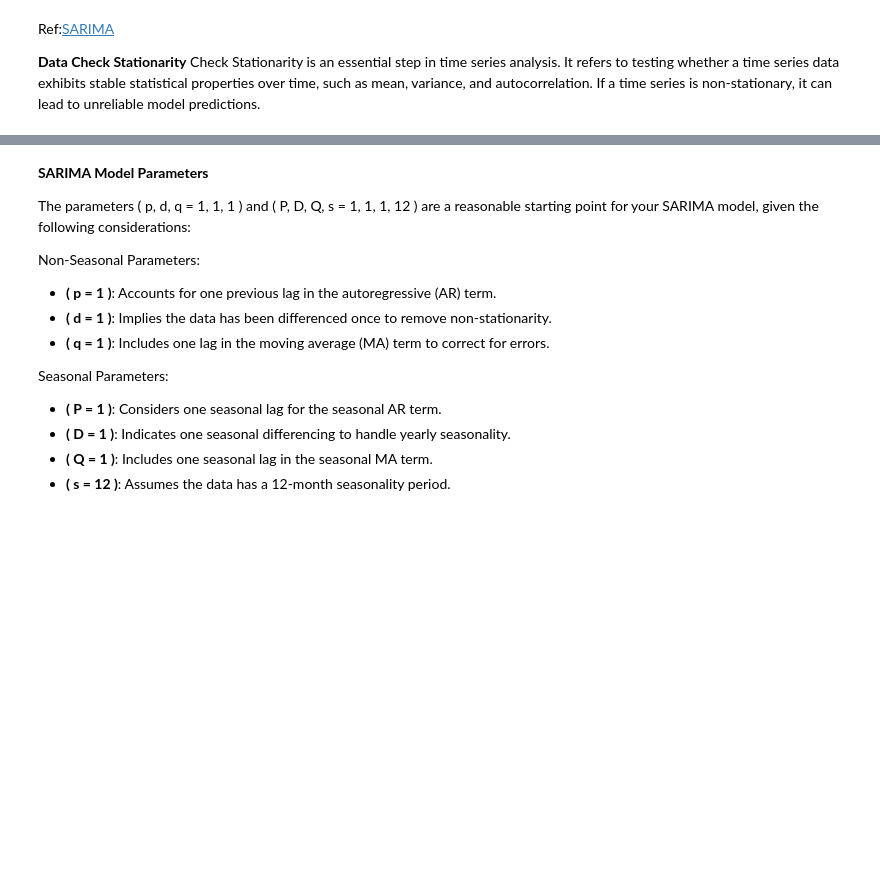
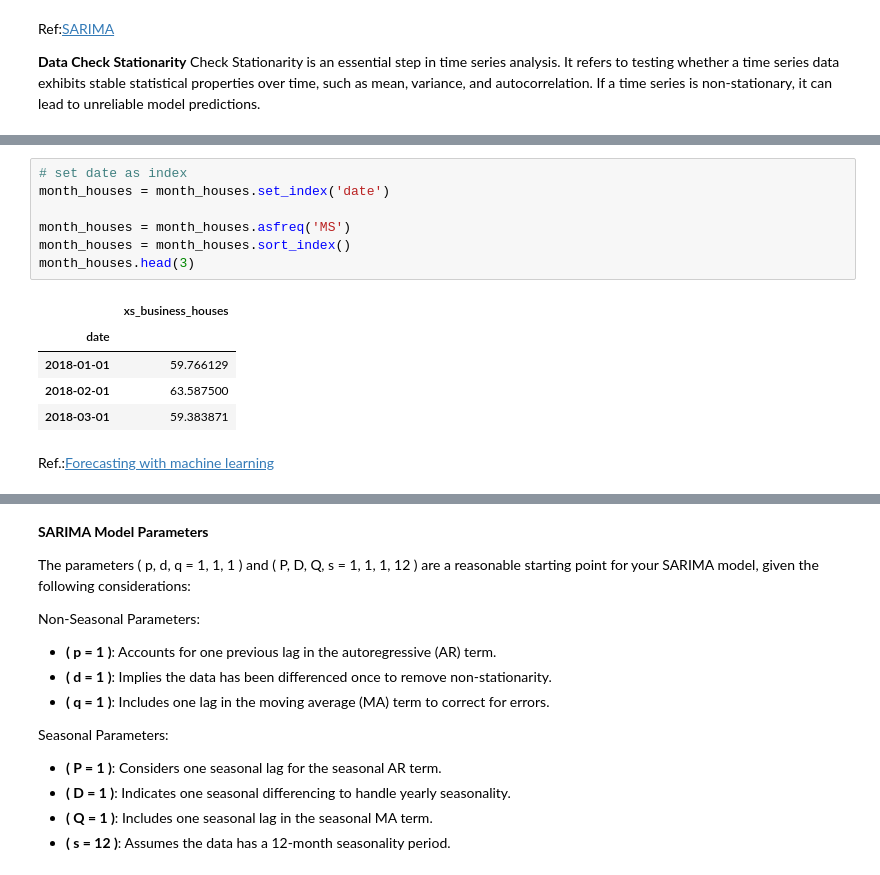
Before and after one commit to Kate-217/pogramming_for_data_analytics, a Jupyter notebook: project/project_2.ipynb, the cells around one changed output, grey strips where cells are left out. Saved outputs shown, nothing was run; the diff lists cells and outputs as text; blank space fills up the shorter version.

```diff
--- a/project/project_2.ipynb
+++ b/project/project_2.ipynb
@@ -428,0 +370,15 @@ Check Stationarity is an essential step in time series analysis. It refers to te
+# %%
+# set date as index
+month_houses = month_houses.set_index('date')
+
+month_houses = month_houses.asfreq('MS')
+month_houses = month_houses.sort_index()
+month_houses.head(3)
+# %% [output]
+|  | xs_business_houses |
+| date |  |
+| 2018-01-01 | 59.766129 |
+| 2018-02-01 | 63.587500 |
+| 2018-03-01 | 59.383871 |
+# %% [markdown]
+Ref.:[Forecasting with machine learning](https://cienciadedatos.net/documentos/py29-forecasting-electricity-power-demand-python)
```
Also changed, not shown: parts of 25 cells of this notebook.
